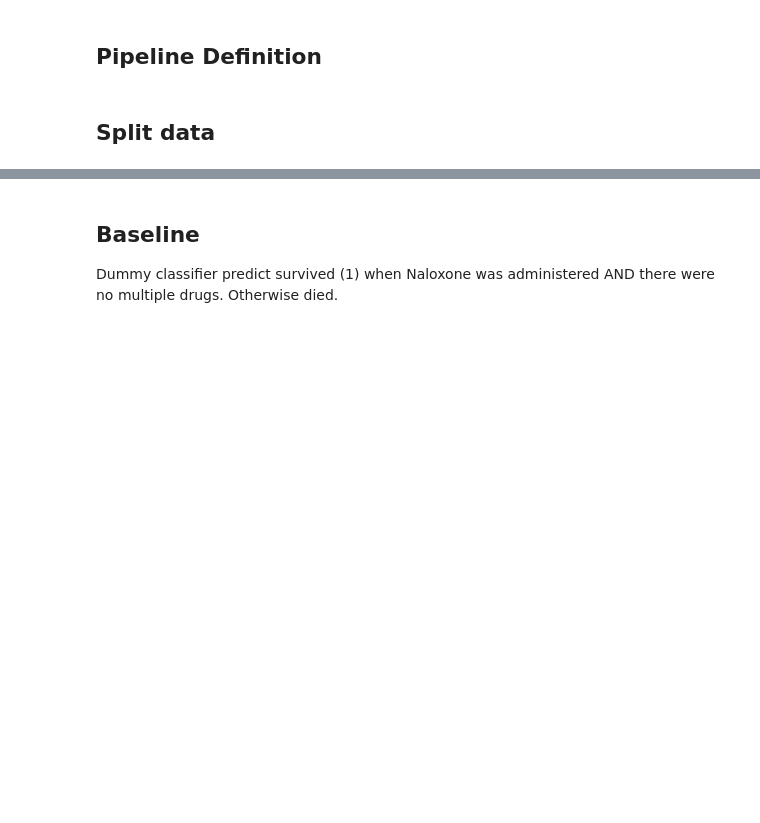
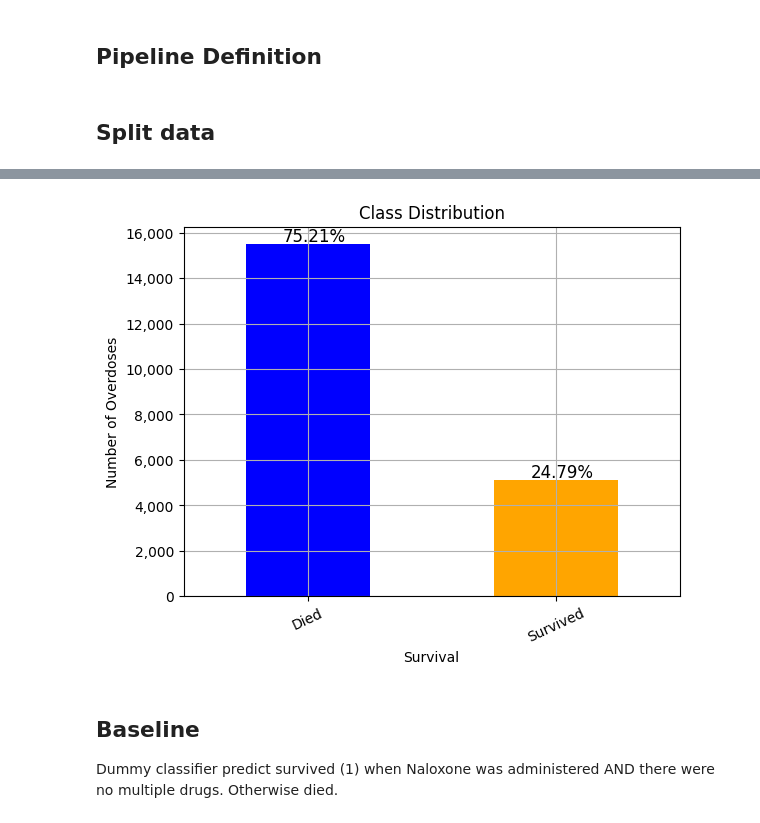
Before and after one commit to Joeyloganpython/Capstone, a Jupyter notebook: ML/Classification_joey_start.ipynb, the cells around one changed output, grey strips where cells are left out. Saved outputs shown, nothing was run; the diff lists cells and outputs as text; code cells hidden in the pictures; blank space fills up the shorter version.

Commit message:
Added class imbalance plot

```diff
--- a/ML/Classification_joey_start.ipynb
+++ b/ML/Classification_joey_start.ipynb
@@ -173,3 +179,21 @@ X_train, X_test, y_train, y_test = train_test_split(X, y, stratify=y, random_sta
+# %%
+total_od = sum(y.value_counts())
+ax = y.value_counts().plot(kind="bar",
+                           rot = 25,
+                           title = "Class Distribution",
+                           ylabel = "Number of Overdoses",
+                           xlabel = "Survival",
+                           grid = True,
+                           color = ["Blue", "Orange"])
+ax.get_yaxis().set_major_formatter(FuncFormatter(lambda x, _: format(int(x), ',')))
+ax.set_xticklabels(["Died", "Survived"])
+
+for patch in ax.patches:
+    ax.annotate('{:.2f}%'.format(patch.get_height() / total_od * 100),                # Count
+               (patch.get_x() + 0.15, patch.get_height()+150),          # x,y coordinates for label.
+               fontsize=12)
+# %% [output]
+[figure, added]
 # %% [markdown]
 ## Baseline
 
```
Also changed, not shown: parts of 6 cells of this notebook.
